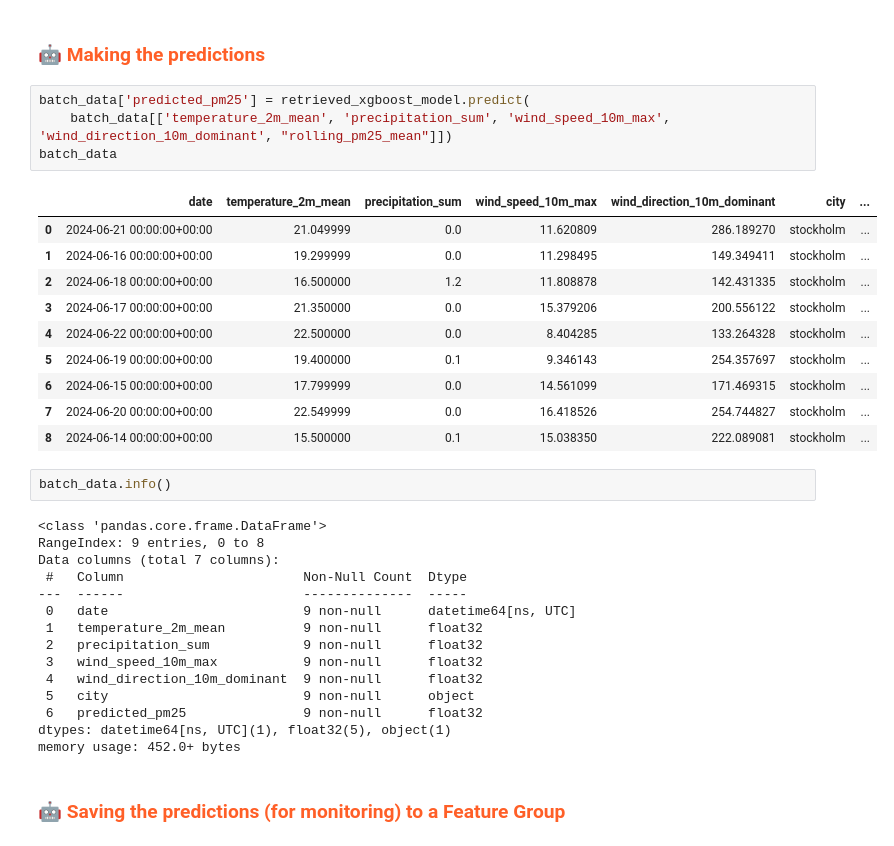
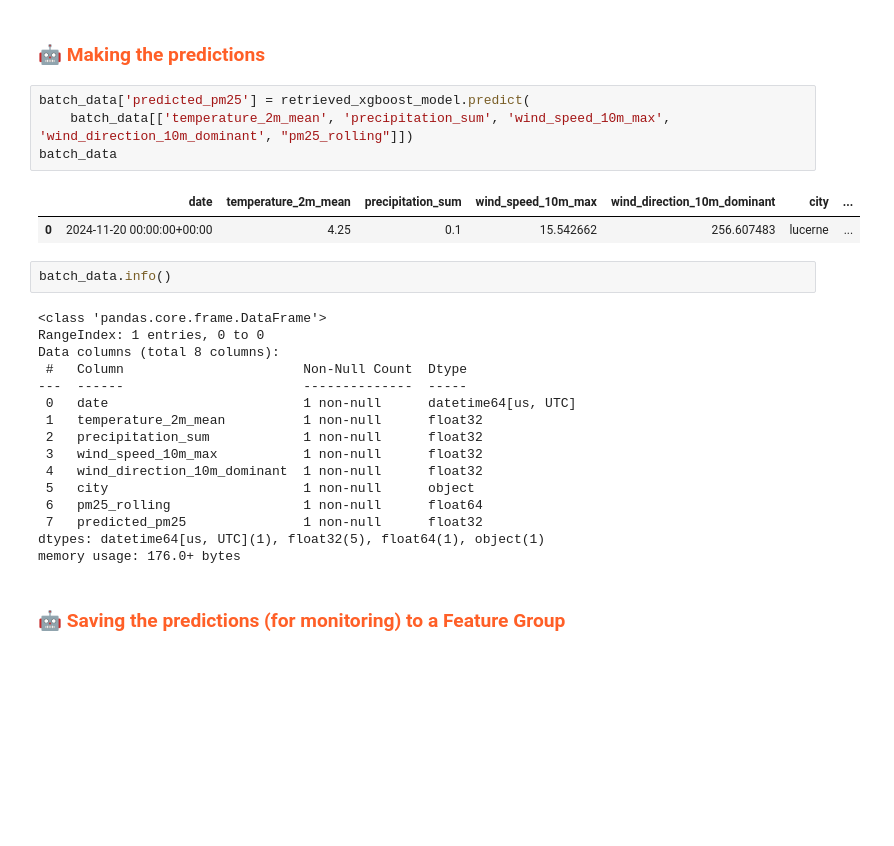
Before and after one commit to leppan02/mlfs-book, a Jupyter notebook: notebooks/ch03/4_air_quality_batch_inference.ipynb, the cells around one changed output. Saved outputs shown, nothing was run; the diff lists cells and outputs as text; blank space fills up the shorter version.

```diff
--- a/notebooks/ch03/4_air_quality_batch_inference.ipynb
+++ b/notebooks/ch03/4_air_quality_batch_inference.ipynb
@@ -104,36 +107,29 @@ Finished: Reading data from Hopsworks, using Hopsworks Feature Query Service (1.
 ### <span style="color:#ff5f27;">🤖 Making the predictions</span>
 # %%
 batch_data['predicted_pm25'] = retrieved_xgboost_model.predict(
-    batch_data[['temperature_2m_mean', 'precipitation_sum', 'wind_speed_10m_max', 'wind_direction_10m_dominant', "rolling_pm25_mean"]])
+    batch_data[['temperature_2m_mean', 'precipitation_sum', 'wind_speed_10m_max', 'wind_direction_10m_dominant', "pm25_rolling"]])
 batch_data
 # %% [output]
 |  | date | temperature_2m_mean | precipitation_sum | wind_speed_10m_max | wind_direction_10m_dominant | city | ... |
-| 0 | 2024-06-21 00:00:00+00:00 | 21.049999 | 0.0 | 11.620809 | 286.189270 | stockholm | ... |
-| 1 | 2024-06-16 00:00:00+00:00 | 19.299999 | 0.0 | 11.298495 | 149.349411 | stockholm | ... |
-| 2 | 2024-06-18 00:00:00+00:00 | 16.500000 | 1.2 | 11.808878 | 142.431335 | stockholm | ... |
-| 3 | 2024-06-17 00:00:00+00:00 | 21.350000 | 0.0 | 15.379206 | 200.556122 | stockholm | ... |
-| 4 | 2024-06-22 00:00:00+00:00 | 22.500000 | 0.0 | 8.404285 | 133.264328 | stockholm | ... |
-| 5 | 2024-06-19 00:00:00+00:00 | 19.400000 | 0.1 | 9.346143 | 254.357697 | stockholm | ... |
-| 6 | 2024-06-15 00:00:00+00:00 | 17.799999 | 0.0 | 14.561099 | 171.469315 | stockholm | ... |
-| 7 | 2024-06-20 00:00:00+00:00 | 22.549999 | 0.0 | 16.418526 | 254.744827 | stockholm | ... |
-| 8 | 2024-06-14 00:00:00+00:00 | 15.500000 | 0.1 | 15.038350 | 222.089081 | stockholm | ... |
+| 0 | 2024-11-20 00:00:00+00:00 | 4.25 | 0.1 | 15.542662 | 256.607483 | lucerne | ... |
 # %%
 batch_data.info()
 # %% [output]
 <class 'pandas.core.frame.DataFrame'>
-RangeIndex: 9 entries, 0 to 8
-Data columns (total 7 columns):
+RangeIndex: 1 entries, 0 to 0
+Data columns (total 8 columns):
  #   Column                       Non-Null Count  Dtype
 ---  ------                       --------------  -----
- 0   date                         9 non-null      datetime64[ns, UTC]
- 1   temperature_2m_mean          9 non-null      float32
- 2   precipitation_sum            9 non-null      float32
- 3   wind_speed_10m_max           9 non-null      float32
- 4   wind_direction_10m_dominant  9 non-null      float32
- 5   city                         9 non-null      object
- 6   predicted_pm25               9 non-null      float32
-dtypes: datetime64[ns, UTC](1), float32(5), object(1)
-memory usage: 452.0+ bytes
+ 0   date                         1 non-null      datetime64[us, UTC]
+ 1   temperature_2m_mean          1 non-null      float32
+ 2   precipitation_sum            1 non-null      float32
+ 3   wind_speed_10m_max           1 non-null      float32
+ 4   wind_direction_10m_dominant  1 non-null      float32
+ 5   city                         1 non-null      object
+ 6   pm25_rolling                 1 non-null      float64
+ 7   predicted_pm25               1 non-null      float32
+dtypes: datetime64[us, UTC](1), float32(5), float64(1), object(1)
+memory usage: 176.0+ bytes
 # %% [markdown]
 ### <span style="color:#ff5f27;">🤖 Saving the predictions (for monitoring) to a Feature Group</span>
 # %%
```
Also changed, not shown: parts of 12 cells of this notebook, 3 other files.
